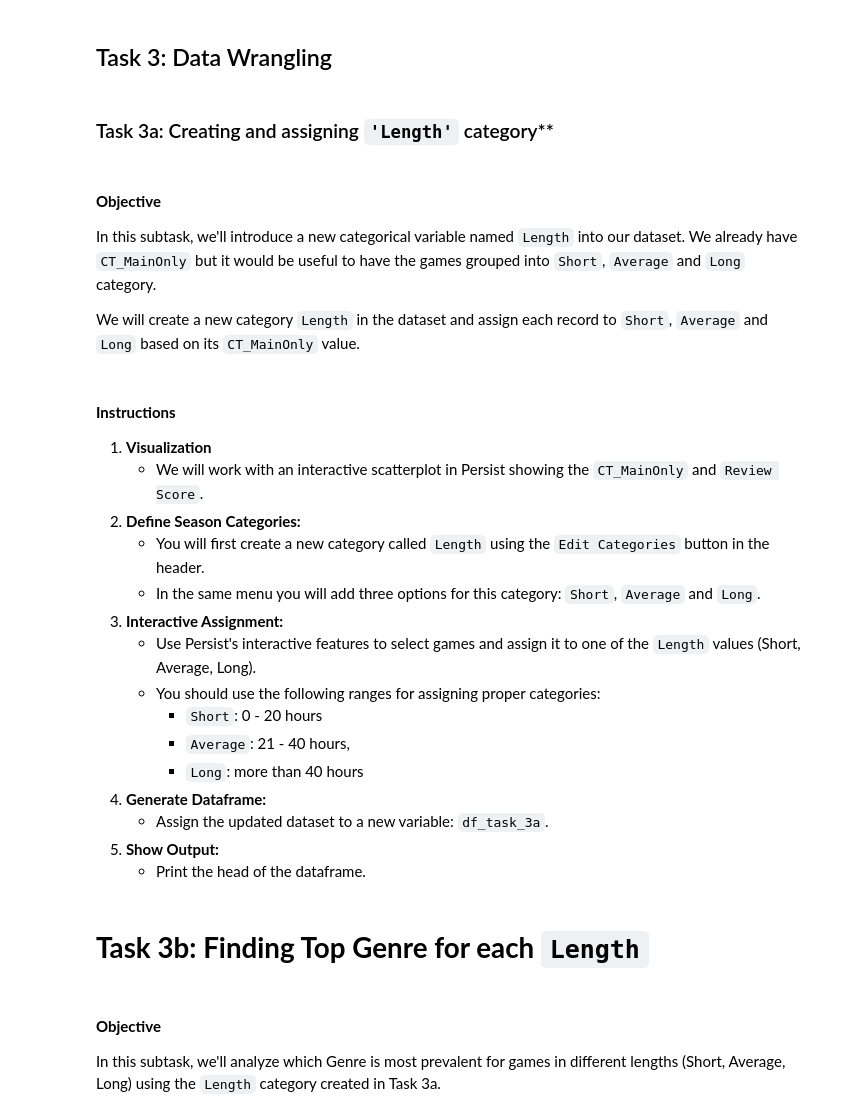
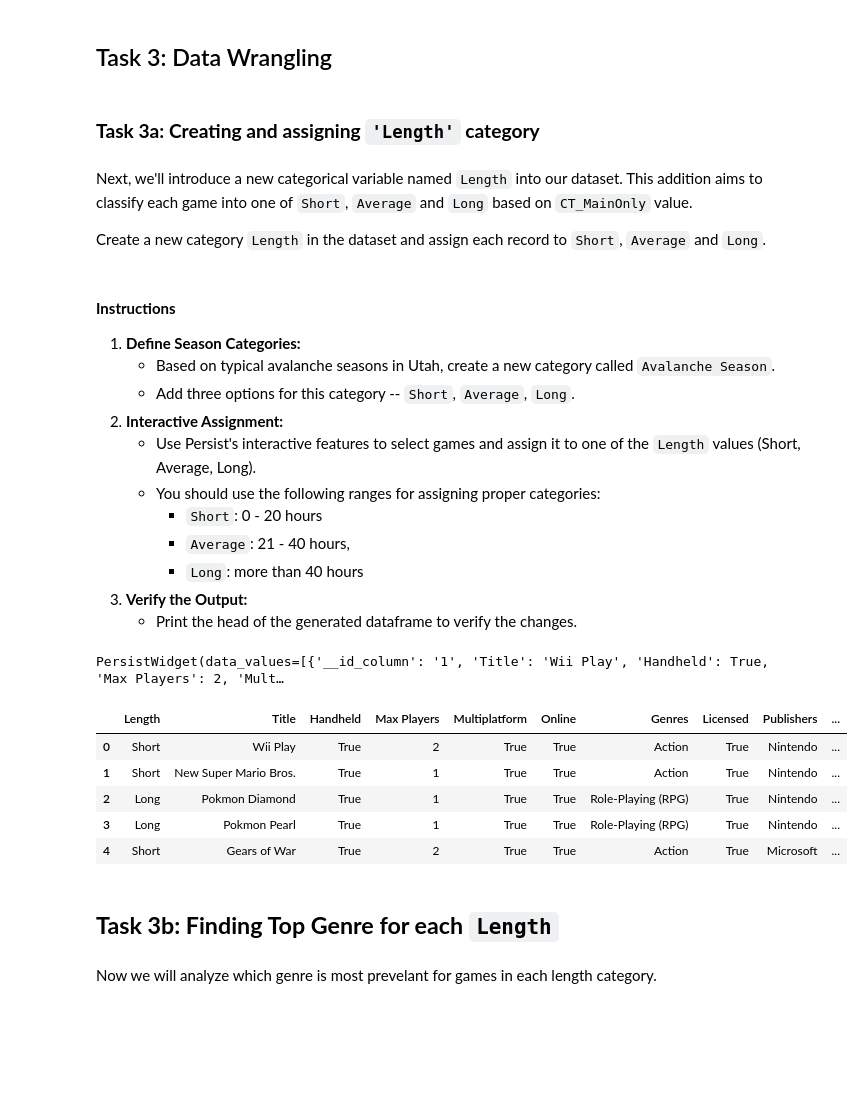
Before and after one commit to visdesignlab/persist_examples, a Jupyter notebook: Study Data II - Video Games/PERSIST_video_games_tasks.ipynb, the cells around one changed output. Saved outputs shown, nothing was run; the diff lists cells and outputs as text; code cells hidden in the pictures; blank space fills up the shorter version.

```diff
--- a/Study Data II - Video Games/PERSIST_video_games_tasks.ipynb
+++ b/Study Data II - Video Games/PERSIST_video_games_tasks.ipynb
@@ -222,36 +259,40 @@ PR.PersistChart(chart, data=df_task_2b)
 # %% [markdown]
 ## Task 3: Data Wrangling
 # %% [markdown]
-### Task 3a: Creating and assigning `'Length'` category**
+### **Task 3a: Creating and assigning `'Length'` category**
 # %% [markdown]
-#### **Objective**
+Next, we'll introduce a new categorical variable named `Length` into our dataset. This addition aims to classify each game into one of `Short`, `Average` and `Long` based on `CT_MainOnly` value.
 
-In this subtask, we'll introduce a new categorical variable named `Length` into our dataset. We already have `CT_MainOnly` but it would be useful to have the games grouped into `Short`, `Average` and `Long` category.
-
-We will create a new category `Length` in the dataset and assign each record to `Short`, `Average` and `Long` based on its `CT_MainOnly` value.
+Create a new category `Length` in the dataset and assign each record to `Short`, `Average` and `Long`.
 # %% [markdown]
 #### **Instructions**
-1. **Visualization**
-    - We will work with an interactive scatterplot in Persist showing the `CT_MainOnly` and `Review Score`.
-2. **Define Season Categories:**
-    - You will first create a new category called `Length` using the `Edit Categories` button in the header.
-    - In the same menu you will add three options for this category: `Short`, `Average` and `Long`.
-3. **Interactive Assignment:**
+1. **Define Season Categories:**
+    - Based on typical avalanche seasons in Utah, create a new category called `Avalanche Season`.
+    - Add three options for this category -- `Short`, `Average`, `Long`.
+2. **Interactive Assignment:**
     - Use Persist's interactive features to select games and assign it to one of the `Length` values (Short, Average, Long).
     - You should use the following ranges for assigning proper categories:
         - `Short`: 0 - 20 hours
     	- `Average`: 21 - 40 hours,
     	- `Long`: more than 40 hours
-4. **Generate Dataframe:**
-    - Assign the updated dataset to a new variable: `df_task_3a`.
-5. **Show Output:**
-    - Print the head of the dataframe.
+3. **Verify the Output:**
+    - Print the head of the generated dataframe to verify the changes.
 # %%
-PR.plot.scatterplot(df_task_2b, "CT_MainOnly:Q", "Review Score:Q")
+PR.plot.scatterplot(df_task_2b, "CT_MainOnly:Q", "Review Score:Q", df_name="df_task_3a")
+# %% [output]
+PersistWidget(data_values=[{'__id_column': '1', 'Title': 'Wii Play', 'Handheld': True, 'Max Players': 2, 'Mult…
+# %%
+df_task_3a.head()
+# %% [output]
+|  | Length | Title | Handheld | Max Players | Multiplatform | Online | Genres | Licensed | Publishers | ... |
+| 0 | Short | Wii Play | True | 2 | True | True | Action | True | Nintendo | ... |
+| 1 | Short | New Super Mario Bros. | True | 1 | True | True | Action | True | Nintendo | ... |
+| 2 | Long | Pokmon Diamond | True | 1 | True | True | Role-Playing (RPG) | True | Nintendo | ... |
+| 3 | Long | Pokmon Pearl | True | 1 | True | True | Role-Playing (RPG) | True | Nintendo | ... |
+| 4 | Short | Gears of War | True | 2 | True | True | Action | True | Microsoft | ... |
 # %% [markdown]
-# **Task 3b: Finding Top Genre for each `Length`**
+## **Task 3b: Finding Top Genre for each `Length`**
 # %% [markdown]
-#### **Objective**
-In this subtask, we'll analyze which Genre is most prevalent for games in different lengths (Short, Average, Long) using the `Length` category created in Task 3a.
+Now we will analyze which genre is most prevelant for games in each length category.
 # %% [markdown]
 #### **Instructions**
```
Also changed, not shown: parts of 30 cells of this notebook, 3 other files.
